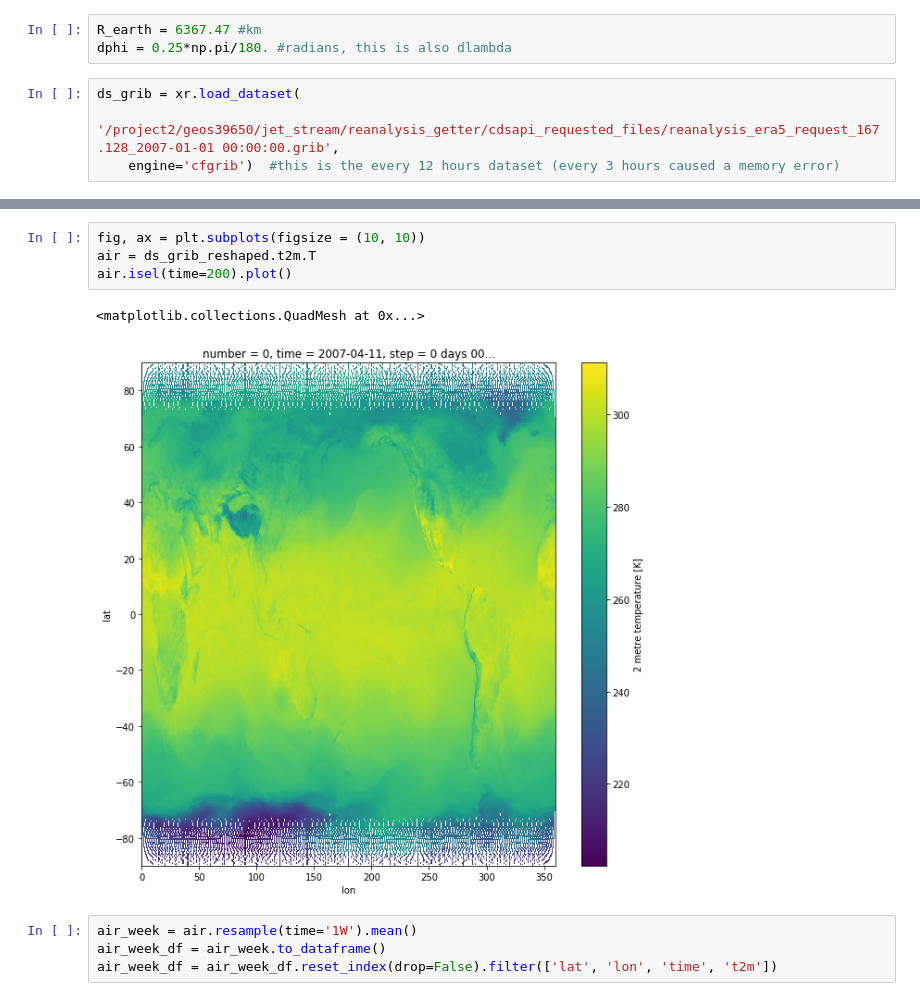
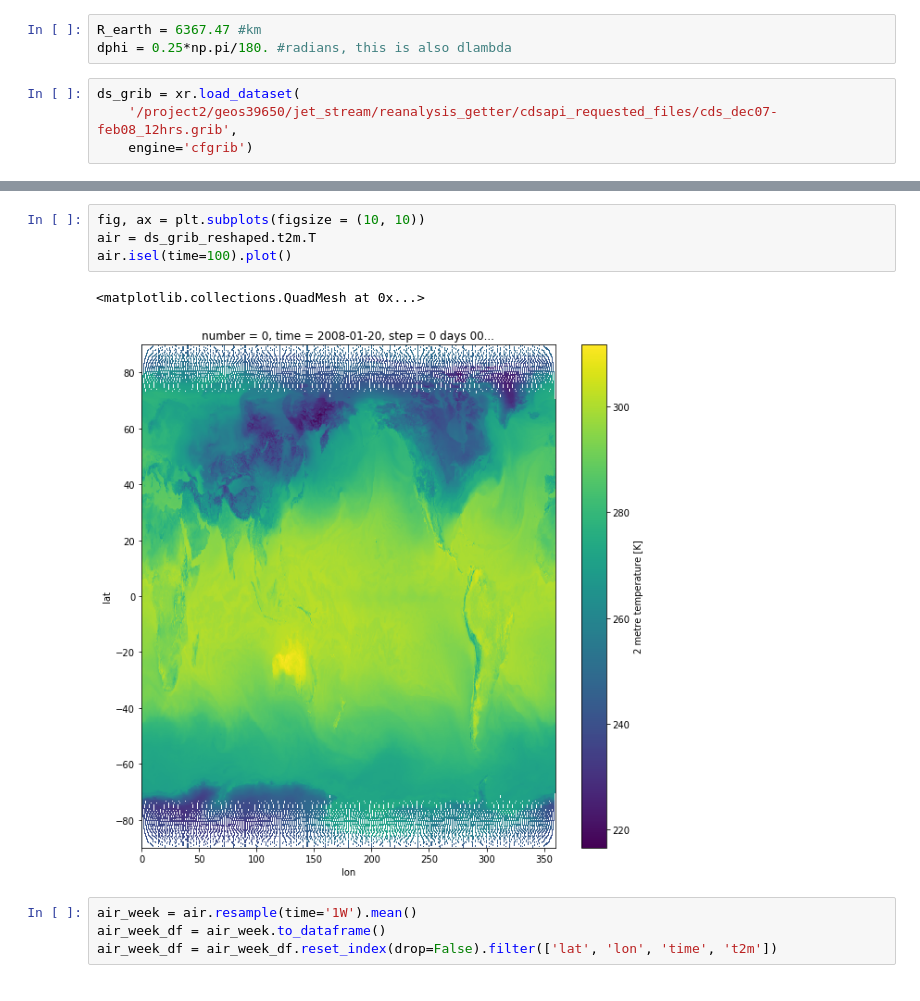
Before and after one commit to geosciences-data-practicum/reanalysis_getter, a Jupyter notebook: analysis/amandas_grid_counting.ipynb, the cells around one changed output, grey strips where cells are left out. Cells and saved outputs as stored; diff of their text form.

```diff
--- a/analysis/amandas_grid_counting.ipynb
+++ b/analysis/amandas_grid_counting.ipynb
@@ -12,8 +12,8 @@ R_earth = 6367.47 #km
 dphi = 0.25*np.pi/180. #radians, this is also dlambda
 # %%
 ds_grib = xr.load_dataset(
-    '/project2/geos39650/jet_stream/reanalysis_getter/cdsapi_requested_files/reanalysis_era5_request_167.128_2007-01-01 00:00:00.grib',
-    engine='cfgrib')  #this is the every 12 hours dataset (every 3 hours caused a memory error)
+    '/project2/geos39650/jet_stream/reanalysis_getter/cdsapi_requested_files/cds_dec07-feb08_12hrs.grib',
+    engine='cfgrib')
 # %%
 index = pd.MultiIndex.from_arrays(
     [ds_grib.longitude.values,
@@ -26,10 +44,10 @@ ds_grib_reshaped
 # %%
 fig, ax = plt.subplots(figsize = (10, 10))
 air = ds_grib_reshaped.t2m.T
-air.isel(time=200).plot()
+air.isel(time=100).plot()
 # %% [output]
 <matplotlib.collections.QuadMesh at 0x...>
-[figure, old version]
+[figure, new version]
 # %%
 air_week = air.resample(time='1W').mean()
 air_week_df = air_week.to_dataframe()
```
Also changed, not shown: parts of 7 cells of this notebook.
